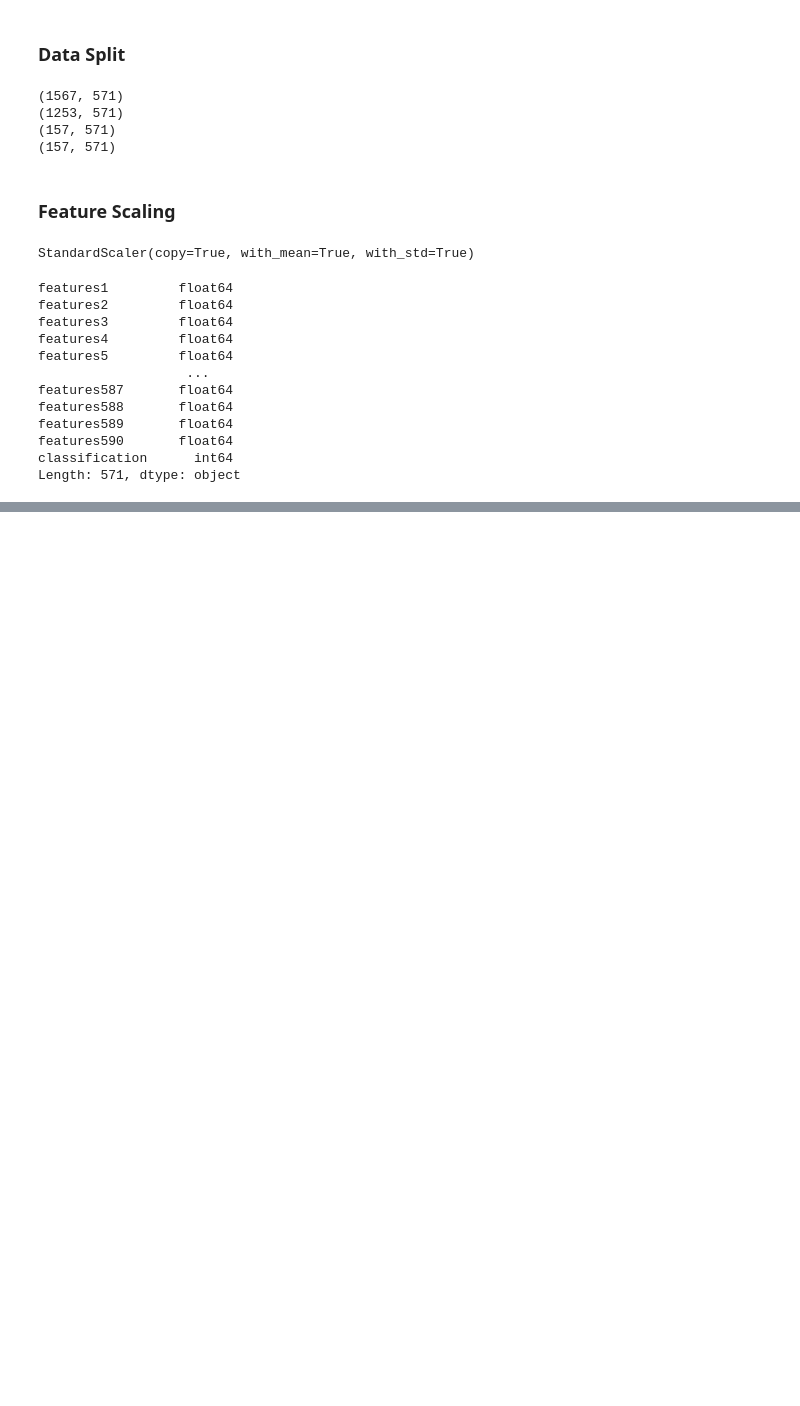
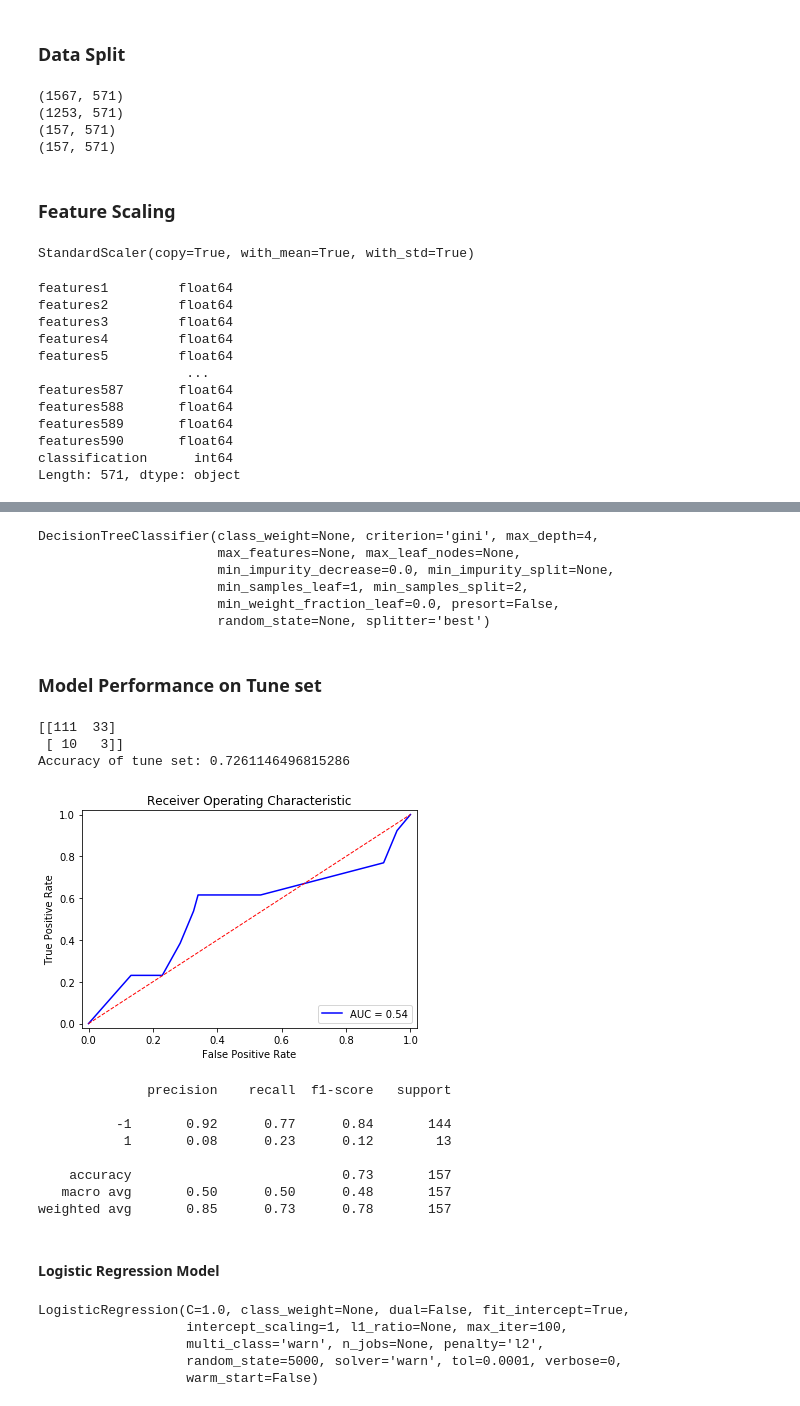
Before and after one commit to PriyaVj-UW/DS-Playground, a Jupyter notebook: SECOM Manufacturing.ipynb, the cells around one changed output, grey strips where cells are left out. Cells and saved outputs as stored; diff of their text form; code cells hidden in the pictures; blank space fills up the shorter version.

Commit message:
Add files via upload
Added Decision trees model, SVM model and Logistic Regression model

```diff
--- a/SECOM Manufacturing.ipynb
+++ b/SECOM Manufacturing.ipynb
@@ -239,8 +245,8 @@ secom_merged_train = secom_merged_train.drop(['classification'],axis = 1)
 secom_merged_tune = secom_merged_tune.drop(['classification'],axis = 1)
 secom_merged_test = secom_merged_test.drop(['classification'],axis = 1)
 # %%
-x_train = secom_merged_train
-x_tune = secom_merged_tune
-x_test = secom_merged_test
+x_train = secom_merged_train.to_numpy()
+x_tune = secom_merged_tune.to_numpy()
+x_test = secom_merged_test.to_numpy()
 # %%
 feature_names = secom_merged_train.columns
@@ -246,0 +256,5 @@ feature_names = secom_merged_train.columns
+# %%
+smt = SMOTE(random_state=SEED)
+print(smt)
+
+x_train_res,y_train_res = smt.fit_resample(x_train,y_train)
@@ -246,0 +285,10 @@ feature_names = secom_merged_train.columns
+# %%
+tree = DecisionTreeClassifier(criterion="gini",max_depth=4)
+tree.fit(x_train_res,y_train_res)
+# %% [output]
+DecisionTreeClassifier(class_weight=None, criterion='gini', max_depth=4,
+                       max_features=None, max_leaf_nodes=None,
+                       min_impurity_decrease=0.0, min_impurity_split=None,
+                       min_samples_leaf=1, min_samples_split=2,
+                       min_weight_fraction_leaf=0.0, presort=False,
+                       random_state=None, splitter='best')
@@ -246,0 +307,54 @@ feature_names = secom_merged_train.columns
+# %% [markdown]
+### Model Performance on Tune set
+# %%
+def metrics(modelName,x_tune,y_tune):
+    y_tune_pred = modelName.predict(x_tune)
+    cm = confusion_matrix(y_true=y_tune,y_pred=y_tune_pred)
+    print(cm)
+
+    accuracyScore = accuracy_score(y_true=y_tune,y_pred=y_tune_pred)
+    print('Accuracy of tune set: ' + str(accuracyScore))
+
+    #Draw ROC curve
+    y_tune_prob = modelName.predict_proba(x_tune)[:,1]
+    fpr,tpr,thresholds = roc_curve(y_true=y_tune,y_score=y_tune_prob)
+    roc_auc = roc_auc_score(y_true=y_tune,y_score=y_tune_prob)
+
+    plt.plot(fpr, tpr, color="blue", label="AUC = %0.2f" % roc_auc)
+    plt.plot([0, 1], [0, 1], color="red", linestyle="--", lw=1)
+    plt.title("Receiver Operating Characteristic")
+    plt.xlabel("False Positive Rate")
+    plt.ylabel("True Positive Rate")
+    plt.legend(loc="lower right")
+    plt.xlim([-0.02, 1.02])
+    plt.ylim([-0.02, 1.02])
+    plt.show()
+
+    #Classification Report
+    print(classification_report(y_true=y_tune,y_pred=y_tune_pred))
+# %%
+metrics(tree,x_tune,y_tune)
+# %% [output]
+[[111  33]
+ [ 10   3]]
+Accuracy of tune set: 0.7261146496815286
+[figure, added]
+              precision    recall  f1-score   support
+
+          -1       0.92      0.77      0.84       144
+           1       0.08      0.23      0.12        13
+
+    accuracy                           0.73       157
+   macro avg       0.50      0.50      0.48       157
+weighted avg       0.85      0.73      0.78       157
+# %% [markdown]
+#### Logistic Regression Model
+# %%
+Logistic_Regression = LogisticRegression(random_state=SEED)
+Logistic_Regression.fit(x_tune,y_tune)
+# %% [output]
+LogisticRegression(C=1.0, class_weight=None, dual=False, fit_intercept=True,
+                   intercept_scaling=1, l1_ratio=None, max_iter=100,
+                   multi_class='warn', n_jobs=None, penalty='l2',
+                   random_state=5000, solver='warn', tol=0.0001, verbose=0,
+                   warm_start=False)
```
Also changed, not shown: parts of 13 cells of this notebook.
